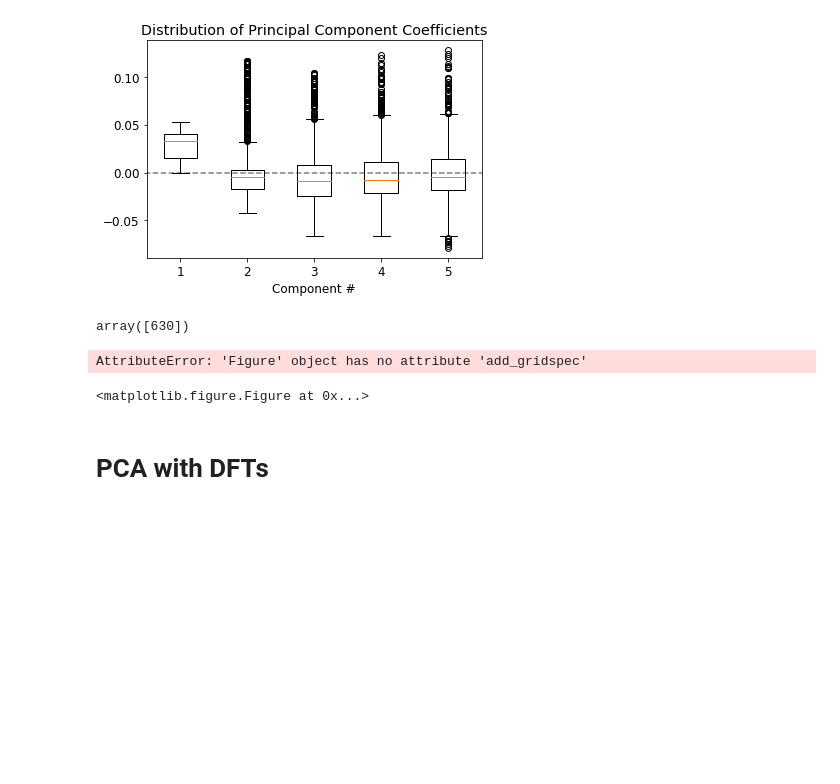
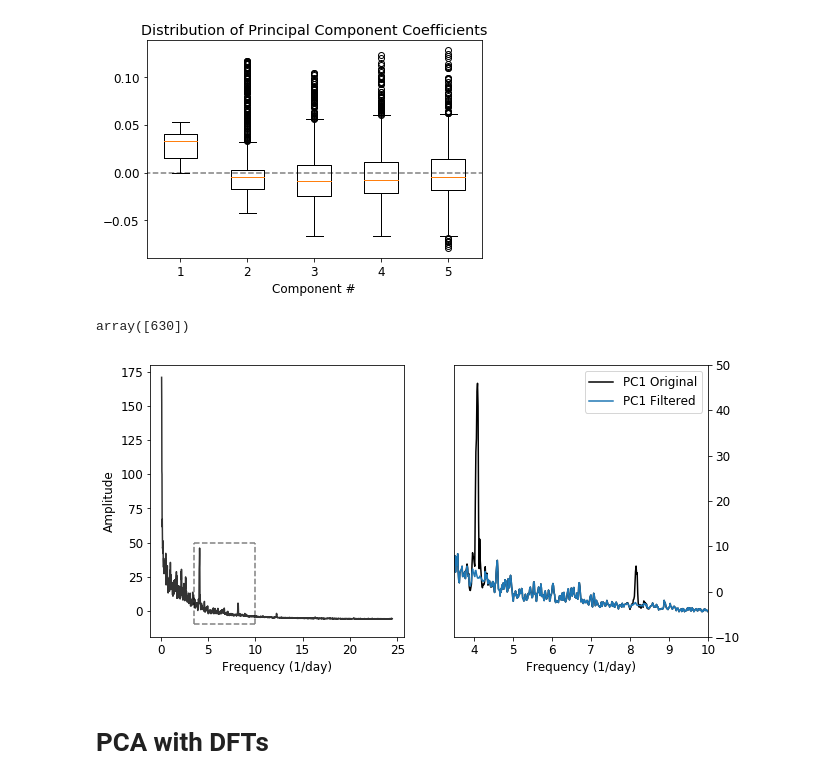
Before and after one commit to RileyWClarke/fftpca_note, a Jupyter notebook: FFTPCA.ipynb, the cells around one changed output. Drawn from its saved outputs; the diff is of its cells as text; code cells hidden in the pictures; blank space fills up the shorter version.

```diff
--- a/FFTPCA.ipynb
+++ b/FFTPCA.ipynb
@@ -712,44 +714,31 @@ np.where(pca.components_[0] == pca.components_[0].max())[0]
 # %% [output]
 array([630])
 # %%
-bigfig = plt.figure(figsize=(10,10))
-axes = bigfig.add_gridspec(20,2, hspace=0, wspace=0)
+fig, axes = plt.subplots(1,2, figsize=(10,5))
 
-ax1 = bigfig.add_subplot(axes[:10,:])
-ax1.boxplot([pca.components_[0], pca.components_[1], pca.components_[2], pca.components_[3],pca.components_[4]])
-ax1.hlines(0, 0, 7, linestyle='--', alpha=0.5)
-#ax1.set_xlabel('Component #')
-ax1.set_title('Distribution of Principal Component Coefficients')
-ax1.set_xlim(0.5,5.5)
-ax1.xaxis.tick_top()
-ax1.tick_params(direction='in')
-
-ax2 = bigfig.add_subplot(axes[10:20,0])
-ax2.plot(frequency[5:],pca_df[0][5:], c='k', alpha=0.8)
-ax2.set_ylabel('Amplitude')
-ax2.vlines(3.5,-10,50, color='grey', ls='--')
-ax2.vlines(10,-10,50, color='grey', ls='--')
-ax2.hlines(50,3.5,10, color='grey', ls='--')
-ax2.hlines(-10,3.5,10, color='grey', ls='--')
-ax2.set_xlabel('Frequency (1/day)')
+axes[0].plot(frequency[5:],pca_df[0][5:], c='k', alpha=0.8)
+axes[0].set_ylabel('Amplitude')
+axes[0].vlines(3.5,-10,50, color='grey', linestyle='--')
+axes[0].vlines(10,-10,50, color='grey', linestyle='--')
+axes[0].hlines(50,3.5,10, color='grey', linestyle='--')
+axes[0].hlines(-10,3.5,10, color='grey', linestyle='--')
+axes[0].set_xlabel('Frequency (1/day)')
 #ax2.set_xticks([])
 #ax2.set_xticklabels([])
 
-ax3 = bigfig.add_subplot(axes[10:20,1])
-ax3.plot(frequency[5:], pca_df[0][5:], c='k',label='PC1 Original')
-ax3.plot(frequency[5:], pc1[5:], label='PC1 Filtered')
-ax3.set_xlim(3.5,10)
-ax3.set_ylim(-10,50)
-#ax3.set_xticks([])
-#ax3.set_xticklabels([])
-ax3.yaxis.tick_right()
-ax3.set_xlabel('Frequency (1/day)')
-ax3.legend()
+axes[1].plot(frequency[5:], pca_df[0][5:], c='k',label='PC1 Original')
+axes[1].plot(frequency[5:], pc1[5:], label='PC1 Filtered')
+axes[1].set_xlim(3.5,10)
+axes[1].set_ylim(-10,50)
+#axes[1].set_xticks([])
+#axes[1].set_xticklabels([])
+axes[1].yaxis.tick_right()
+axes[1].set_xlabel('Frequency (1/day)')
+axes[1].legend()
 
-plt.savefig('Figures/bigfig.png',dpi=300, bbox_inches='tight')
+plt.savefig('Figures/pc1_filtered.png',dpi=300, bbox_inches='tight')
 # %% [output]
-AttributeError: 'Figure' object has no attribute 'add_gridspec'
-<matplotlib.figure.Figure at 0x...>
+[figure, added]
 # %% [markdown]
 # PCA with DFTs
 # %%
```
Also changed, not shown: parts of 5 cells of this notebook, 4 other files.
